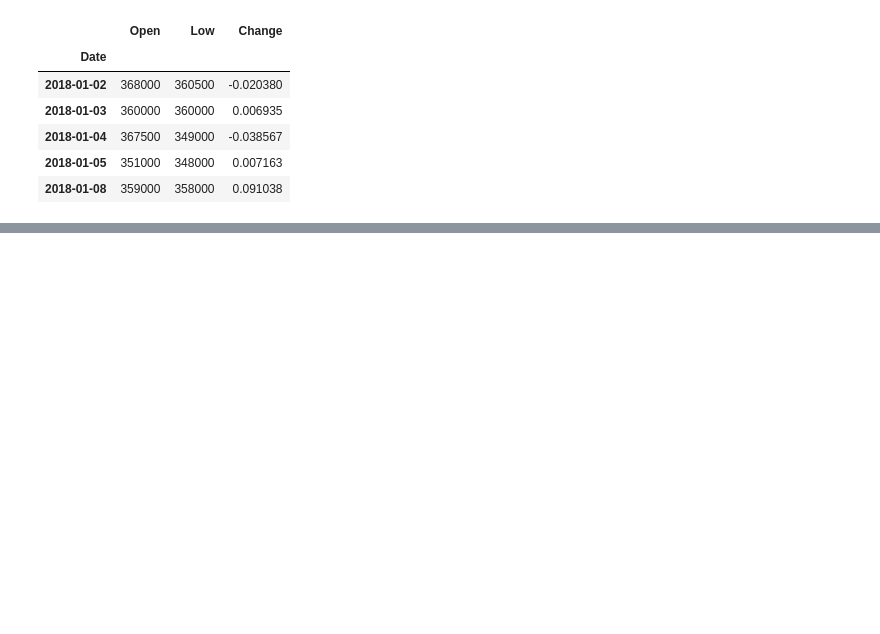
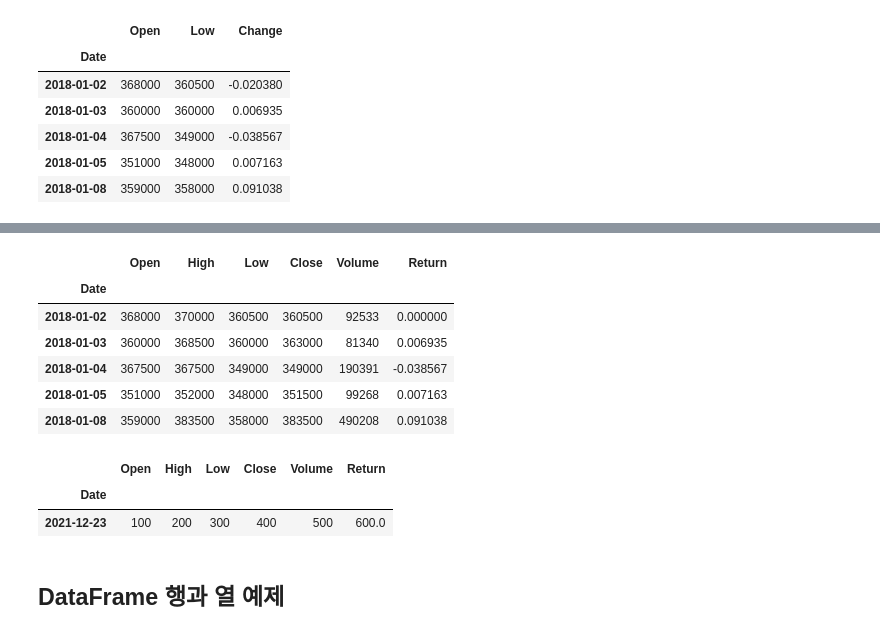
Before and after one commit to tjdux/pandas-for-finance, a Jupyter notebook: 02_DataFrame.ipynb, the cells around one changed output, grey strips where cells are left out. Saved outputs shown, nothing was run; the diff lists cells and outputs as text; code cells hidden in the pictures; blank space fills up the shorter version.

```diff
--- a/02_DataFrame.ipynb
+++ b/02_DataFrame.ipynb
@@ -104,0 +107,4 @@ lotte_che_df[lotte_che_df.columns[[0, 2, 5]]].head()
+# %%
+#lotte_che = lotte_che_df[["Open", "High", "Low", "Close", "Volume"]]
+lotte_che = lotte_che_df[lotte_che_df.columns[:-1]]
+lotte_che.head()
@@ -104,0 +119,22 @@ lotte_che_df[lotte_che_df.columns[[0, 2, 5]]].head()
+# %%
+# 행 추가
+lotte_che["Return"] = lotte_che["Close"].pct_change().fillna(0)
+lotte_che.head()
+# %% [output]
+|  | Open | High | Low | Close | Volume | Return |
+| Date |  |  |  |  |  |  |
+| 2018-01-02 | 368000 | 370000 | 360500 | 360500 | 92533 | 0.000000 |
+| 2018-01-03 | 360000 | 368500 | 360000 | 363000 | 81340 | 0.006935 |
+| 2018-01-04 | 367500 | 367500 | 349000 | 349000 | 190391 | -0.038567 |
+| 2018-01-05 | 351000 | 352000 | 348000 | 351500 | 99268 | 0.007163 |
+| 2018-01-08 | 359000 | 383500 | 358000 | 383500 | 490208 | 0.091038 |
+# %%
+# 열 추가
+lotte_che.loc["2021-12-23"] = [100, 200, 300, 400, 500, 600]
+lotte_che.tail(1)
+# %% [output]
+|  | Open | High | Low | Close | Volume | Return |
+| Date |  |  |  |  |  |  |
+| 2021-12-23 | 100 | 200 | 300 | 400 | 500 | 600.0 |
+# %% [markdown]
+## DataFrame 행과 열 예제
```
Also changed, not shown: parts of 5 cells of this notebook.
